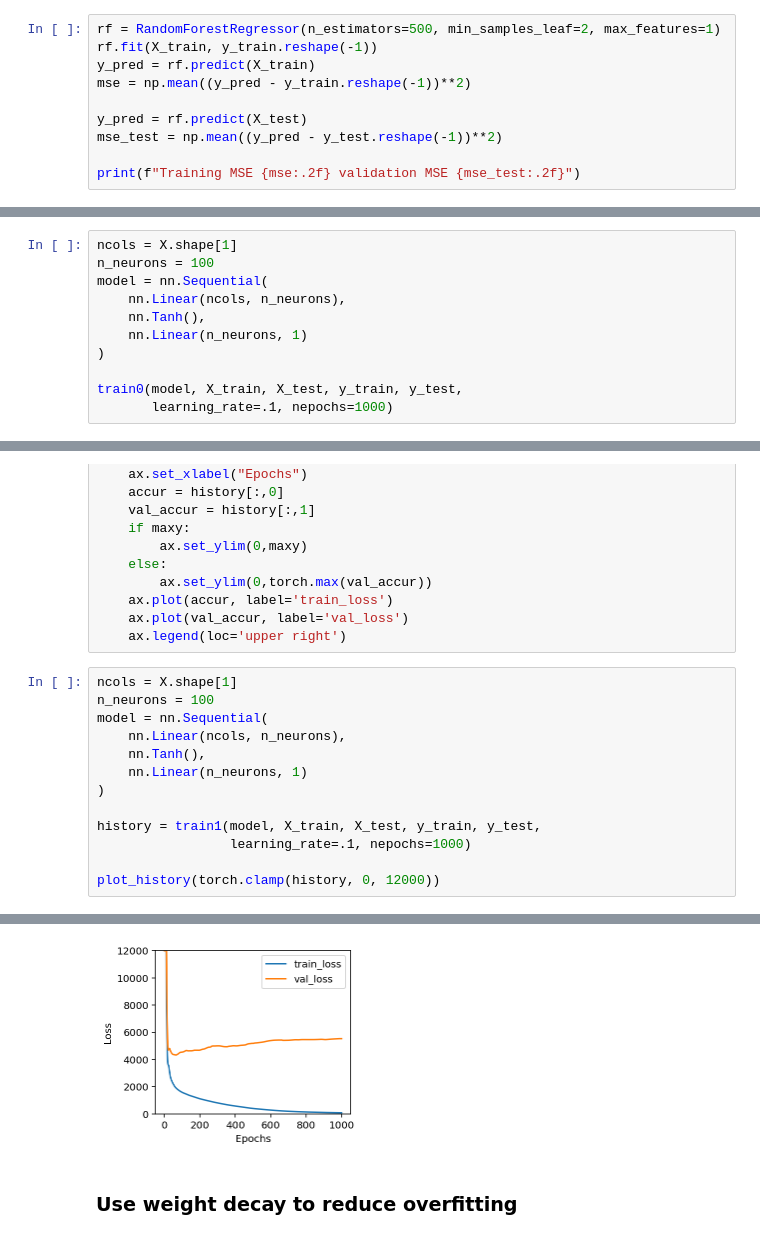
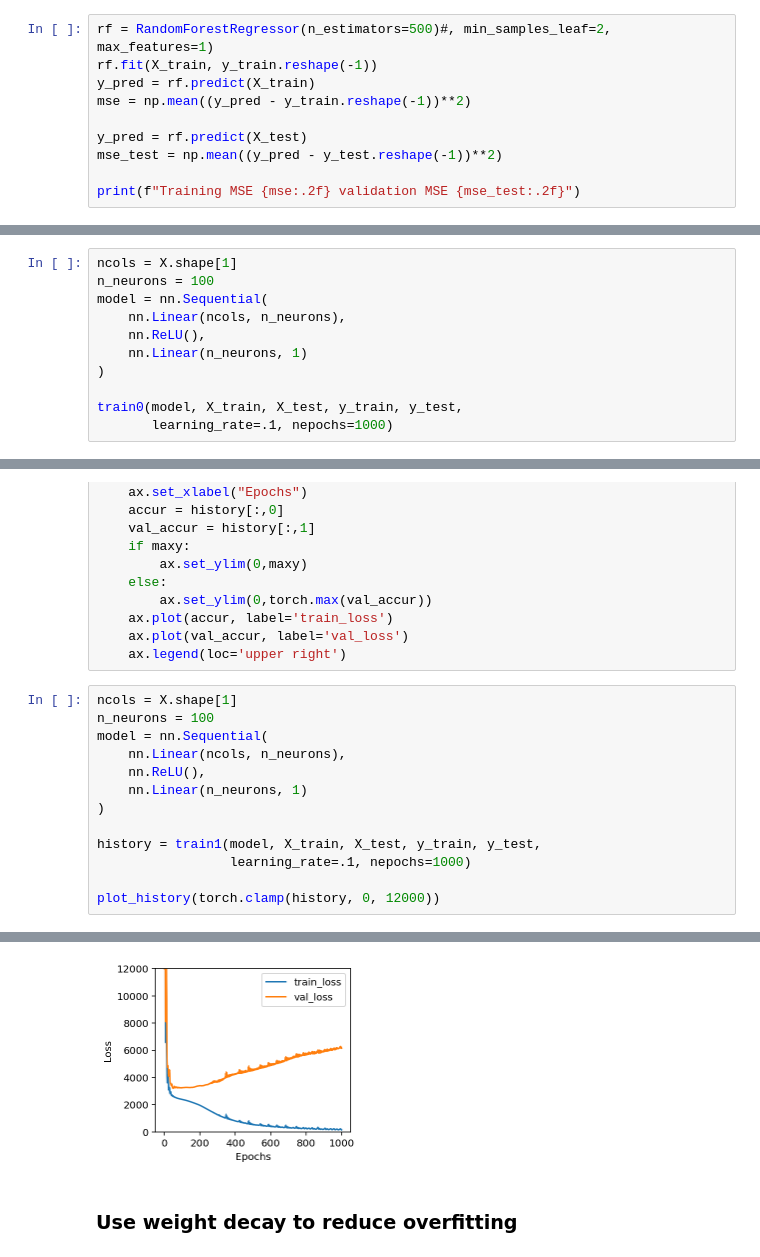
Before and after one commit to parrt/fundamentals-of-deep-learning, a Jupyter notebook: notebooks/diabetes-train-test.ipynb, the cells around one changed output, grey strips where cells are left out. Saved outputs shown, nothing was run; the diff lists cells and outputs as text.

```diff
--- a/notebooks/diabetes-train-test.ipynb
+++ b/notebooks/diabetes-train-test.ipynb
@@ -53,7 +53,7 @@ X_test = (X_test-m)/std       # use training data only when prepping test sets
 # %% [markdown]
 ## Baseline with random forest
 # %%
-rf = RandomForestRegressor(n_estimators=500, min_samples_leaf=2, max_features=1)
+rf = RandomForestRegressor(n_estimators=500)#, min_samples_leaf=2, max_features=1)
 rf.fit(X_train, y_train.reshape(-1))
 y_pred = rf.predict(X_train)
 mse = np.mean((y_pred - y_train.reshape(-1))**2)
@@ -91,7 +91,7 @@ ncols = X.shape[1]
 n_neurons = 100
 model = nn.Sequential(
     nn.Linear(ncols, n_neurons),
-    nn.Tanh(),
+    nn.ReLU(),
     nn.Linear(n_neurons, 1)
 )
 
@@ -149,7 +149,7 @@ ncols = X.shape[1]
 n_neurons = 100
 model = nn.Sequential(
     nn.Linear(ncols, n_neurons),
-    nn.Tanh(),
+    nn.ReLU(),
     nn.Linear(n_neurons, 1)
 )
 
@@ -172,4 +172,4 @@ Epoch 1000 MSE train loss       74.374   test loss     5530.125
-[figure, old version]
+[figure, new version]
 # %% [markdown]
 ### Use weight decay to reduce overfitting
 # %%
```
Also changed, not shown: parts of 8 cells of this notebook, 1 other file.
